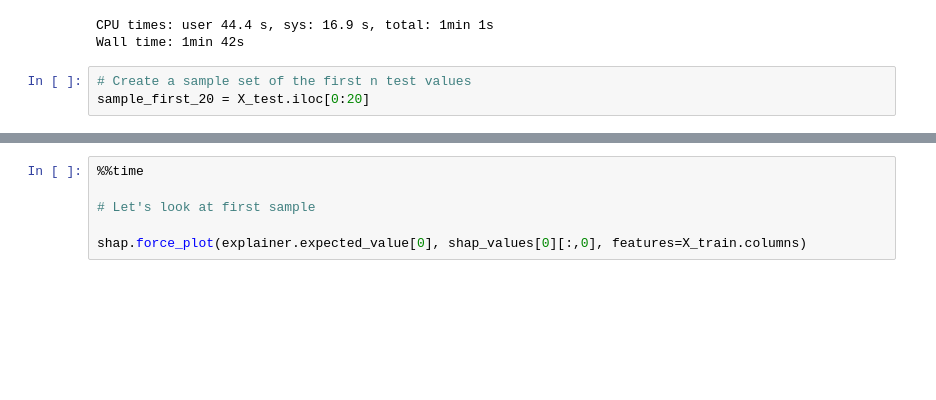
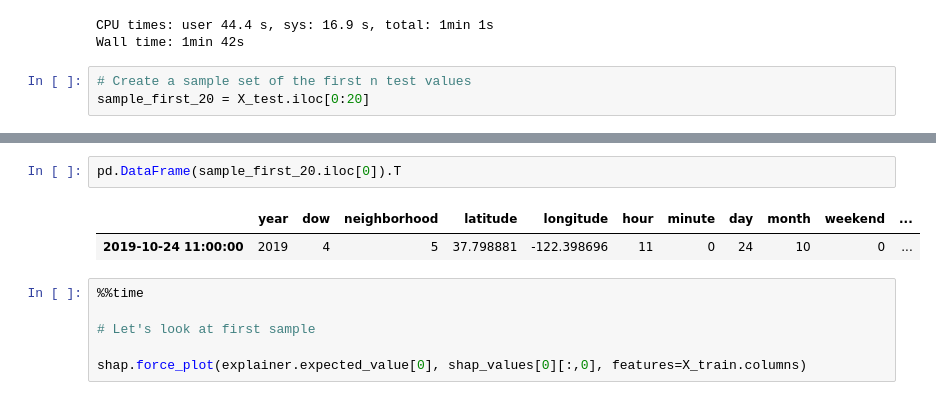
Before and after one commit to fazeelgm/UCB_ML_AI_Capstone, a Jupyter notebook: notebooks/ModelExploration.ipynb, the cells around one changed output, grey strips where cells are left out. Cells and saved outputs as stored; diff of their text form; blank space fills up the shorter version.

```diff
--- a/notebooks/ModelExploration.ipynb
+++ b/notebooks/ModelExploration.ipynb
@@ -1045,6 +1097,11 @@ Wall time: 30.6 s
 shap.initjs()
 # %% [output]
 [interactive output not drawn]
+# %%
+pd.DataFrame(sample_first_20.iloc[0]).T
+# %% [output]
+|  | year | dow | neighborhood | latitude | longitude | hour | minute | day | month | weekend | ... |
+| 2019-10-24 11:00:00 | 2019 | 4 | 5 | 37.798881 | -122.398696 | 11 | 0 | 24 | 10 | 0 | ... |
 # %%
 %%time
 
```
Also changed, not shown: parts of 34 cells of this notebook, 2 other files.
